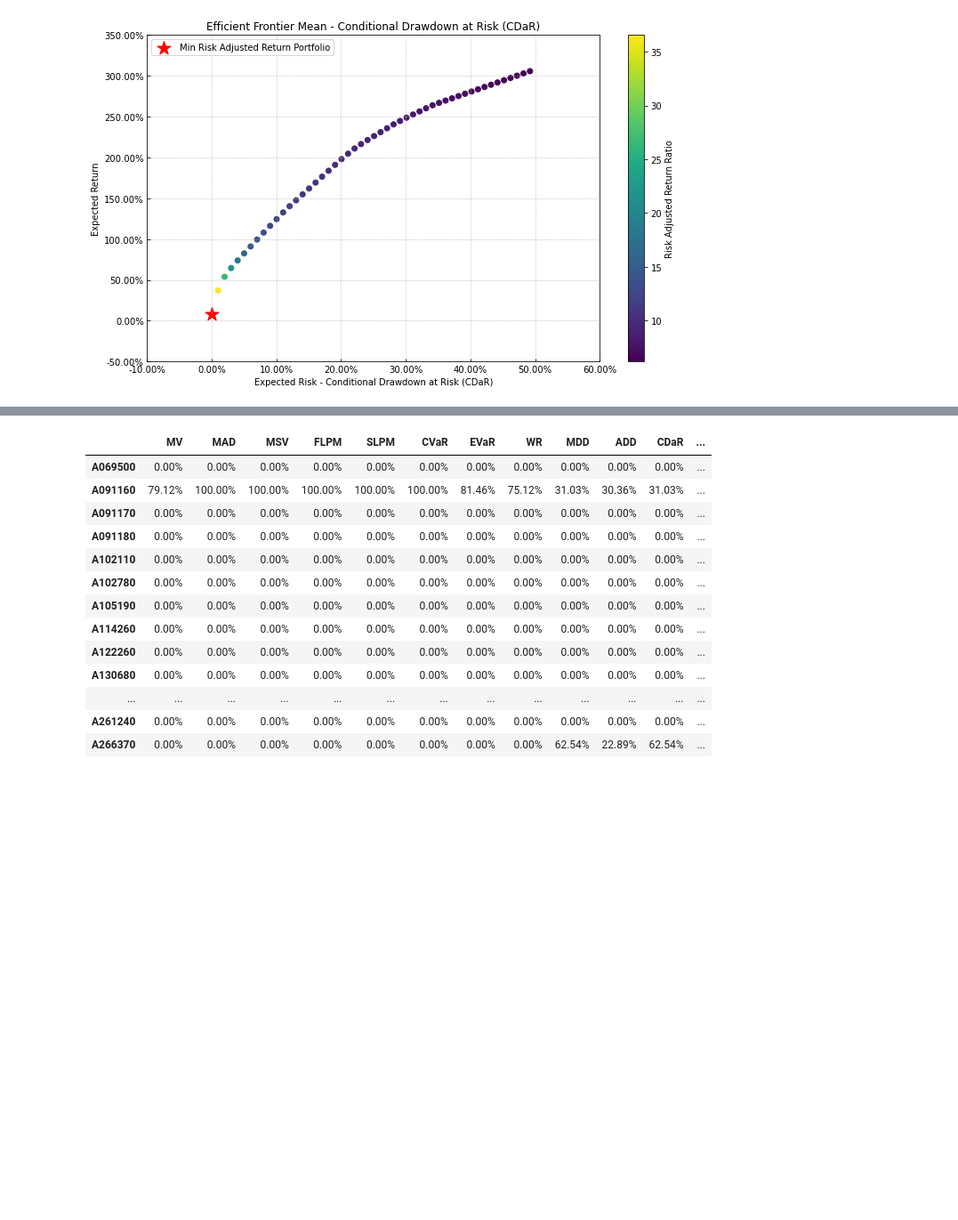
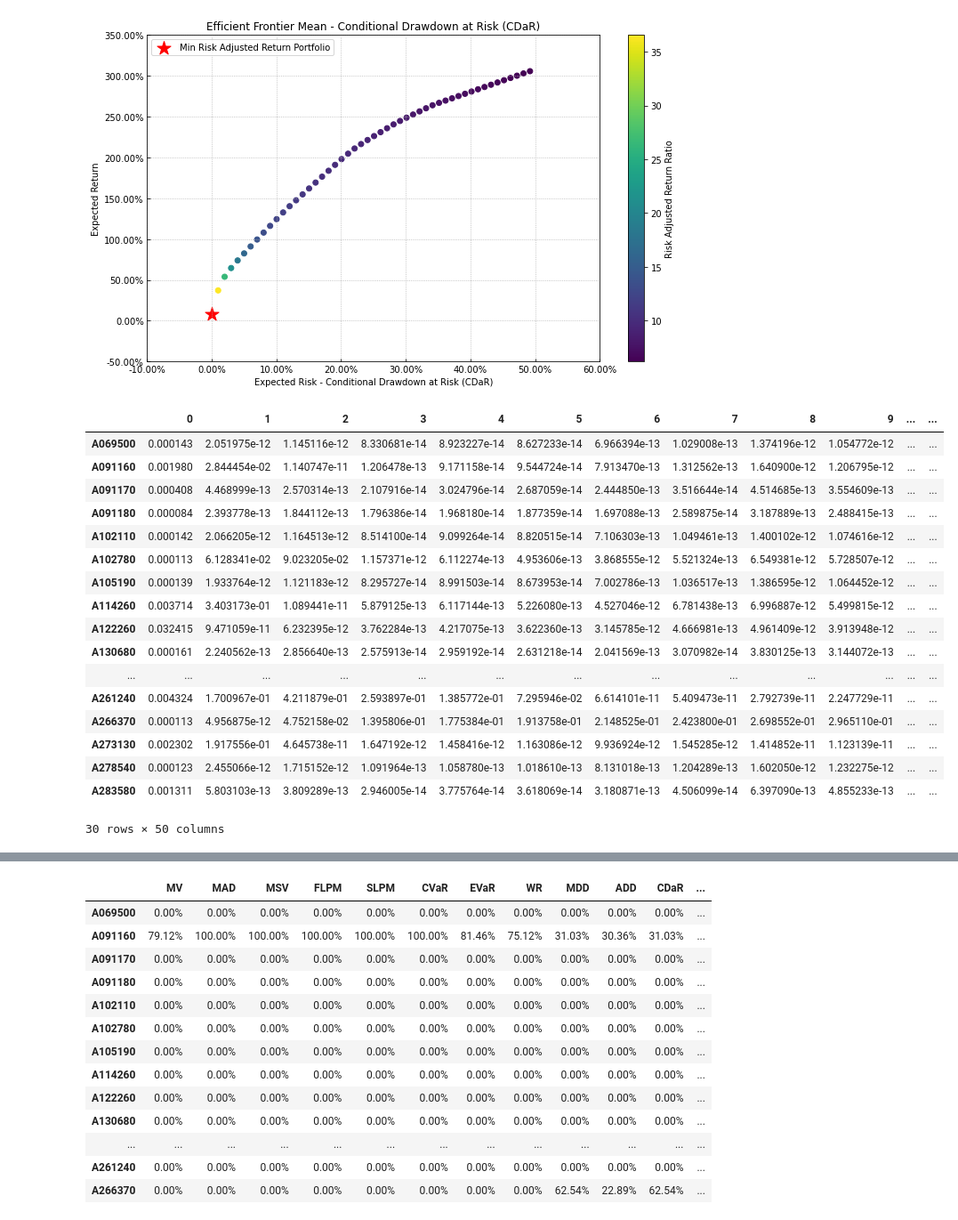
Before and after one commit to my2582/kisra, a Jupyter notebook: src/models/portfolio_advisor.ipynb, the cells around one changed output, grey strips where cells are left out. Shown at 89% size. Saved outputs shown, nothing was run; the diff lists cells and outputs as text; code cells hidden in the pictures; blank space fills up the shorter version.

```diff
--- a/src/models/portfolio_advisor.ipynb
+++ b/src/models/portfolio_advisor.ipynb
@@ -19,0 +37,6 @@ df_rt = price_db[price_db.itemtype=='ETF'].pivot(index='date', columns='itemcode
+# %%
+filepath = '../../data/processed/'
+filename = 'constraints.pkl'
+df_constraints = pd.read_pickle(filepath+filename)
+constraints = df_constraints[np.logical_or(
+    df_constraints.risk_profile == '3', df_constraints.risk_profile == 'Common')].drop(['risk_profile'], axis=1)
@@ -20,3 +46,5 @@ df_rt = price_db[price_db.itemtype=='ETF'].pivot(index='date', columns='itemcode
+# %%
+A, B = cf.assets_constraints(constraints, asset_classes)
 # %% [markdown]
 ## Estimaing mean risk portfolios
 # %% [markdown]
@@ -33,5 +61,5 @@ current_date = '2020-01-10'
 y = df_rt[df_rt.index <= current_date]
 # %%
 df_rf = price_db[price_db.itemtype=='riskfree'].set_index('date', drop=True)
-current_idx = df_rf.index.asof(datetime.datetime.strptime('2021-03-05', '%Y-%m-%d'))
+current_idx = df_rf.index.asof(datetime.datetime.strptime(current_date, '%Y-%m-%d'))
 rf = df_rf.loc[current_idx].price  # risk free rate
@@ -39,0 +82,3 @@ port = pf.Portfolio(returns=y)
+# %%
+port.ainequality = A
+port.binequality = B
@@ -99,3 +153,24 @@ ax = plf.plot_frontier(w_frontier=frontier, mu=mu, cov=cov, returns=returns, rm=
                        marker='*', s=16, c='r', height=6, width=10, ax=None)
 # %% [output]
 [figure]
+# %%
+frontier
+# %% [output]
+|  | 0 | 1 | 2 | 3 | 4 | 5 | 6 | 7 | 8 | 9 | ... | ... |
+| A069500 | 0.000143 | 2.051975e-12 | 1.145116e-12 | 8.330681e-14 | 8.923227e-14 | 8.627233e-14 | 6.966394e-13 | 1.029008e-13 | 1.374196e-12 | 1.054772e-12 | ... | ... |
+| A091160 | 0.001980 | 2.844454e-02 | 1.140747e-11 | 1.206478e-13 | 9.171158e-14 | 9.544724e-14 | 7.913470e-13 | 1.312562e-13 | 1.640900e-12 | 1.206795e-12 | ... | ... |
+| A091170 | 0.000408 | 4.468999e-13 | 2.570314e-13 | 2.107916e-14 | 3.024796e-14 | 2.687059e-14 | 2.444850e-13 | 3.516644e-14 | 4.514685e-13 | 3.554609e-13 | ... | ... |
+| A091180 | 0.000084 | 2.393778e-13 | 1.844112e-13 | 1.796386e-14 | 1.968180e-14 | 1.877359e-14 | 1.697088e-13 | 2.589875e-14 | 3.187889e-13 | 2.488415e-13 | ... | ... |
+| A102110 | 0.000142 | 2.066205e-12 | 1.164513e-12 | 8.514100e-14 | 9.099264e-14 | 8.820515e-14 | 7.106303e-13 | 1.049461e-13 | 1.400102e-12 | 1.074616e-12 | ... | ... |
+| A102780 | 0.000113 | 6.128341e-02 | 9.023205e-02 | 1.157371e-12 | 6.112274e-13 | 4.953606e-13 | 3.868555e-12 | 5.521324e-13 | 6.549381e-12 | 5.728507e-12 | ... | ... |
+| A105190 | 0.000139 | 1.933764e-12 | 1.121183e-12 | 8.295727e-14 | 8.991503e-14 | 8.673953e-14 | 7.002786e-13 | 1.036517e-13 | 1.386595e-12 | 1.064452e-12 | ... | ... |
+| A114260 | 0.003714 | 3.403173e-01 | 1.089441e-11 | 5.879125e-13 | 6.117144e-13 | 5.226080e-13 | 4.527046e-12 | 6.781438e-13 | 6.996887e-12 | 5.499815e-12 | ... | ... |
+| A122260 | 0.032415 | 9.471059e-11 | 6.232395e-12 | 3.762284e-13 | 4.217075e-13 | 3.622360e-13 | 3.145785e-12 | 4.666981e-13 | 4.961409e-12 | 3.913948e-12 | ... | ... |
+| A130680 | 0.000161 | 2.240562e-13 | 2.856640e-13 | 2.575913e-14 | 2.959192e-14 | 2.631218e-14 | 2.041569e-13 | 3.070982e-14 | 3.830125e-13 | 3.144072e-13 | ... | ... |
+| ... | ... | ... | ... | ... | ... | ... | ... | ... | ... | ... | ... | ... |
+| A261240 | 0.004324 | 1.700967e-01 | 4.211879e-01 | 2.593897e-01 | 1.385772e-01 | 7.295946e-02 | 6.614101e-11 | 5.409473e-11 | 2.792739e-11 | 2.247729e-11 | ... | ... |
+| A266370 | 0.000113 | 4.956875e-12 | 4.752158e-02 | 1.395806e-01 | 1.775384e-01 | 1.913758e-01 | 2.148525e-01 | 2.423800e-01 | 2.698552e-01 | 2.965110e-01 | ... | ... |
+| A273130 | 0.002302 | 1.917556e-01 | 4.645738e-11 | 1.647192e-12 | 1.458416e-12 | 1.163086e-12 | 9.936924e-12 | 1.545285e-12 | 1.414852e-11 | 1.123139e-11 | ... | ... |
+| A278540 | 0.000123 | 2.455066e-12 | 1.715152e-12 | 1.091964e-13 | 1.058780e-13 | 1.018610e-13 | 8.131018e-13 | 1.204289e-13 | 1.602050e-12 | 1.232275e-12 | ... | ... |
+| A283580 | 0.001311 | 5.803103e-13 | 3.809289e-13 | 2.946005e-14 | 3.775764e-14 | 3.618069e-14 | 3.180871e-13 | 4.506099e-14 | 6.397090e-13 | 4.855233e-13 | ... | ... |
+30 rows × 50 columns
```
Also changed, not shown: parts of 22 cells of this notebook, 11 other files.
